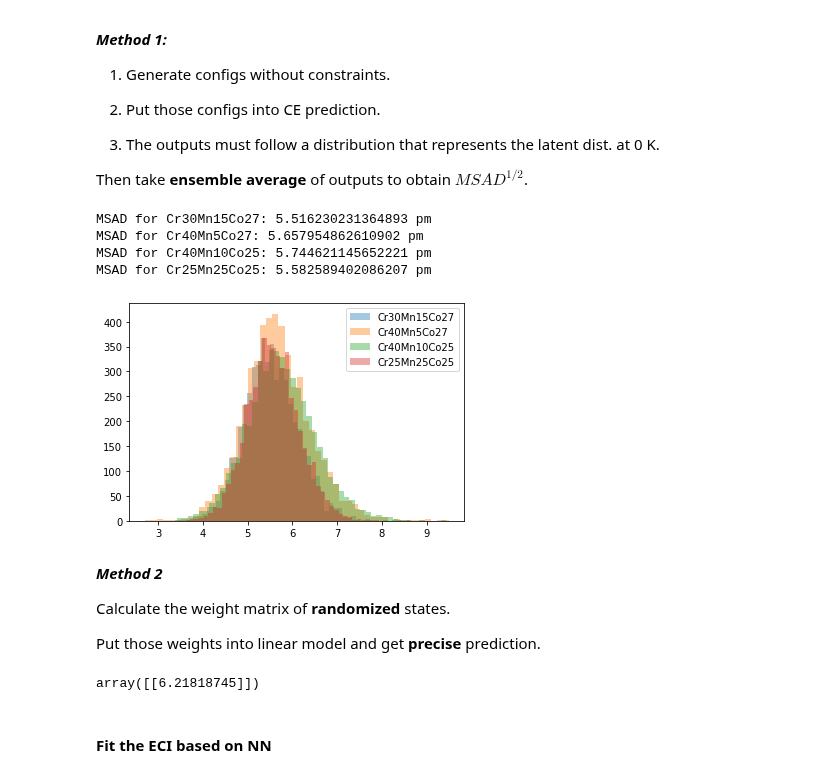
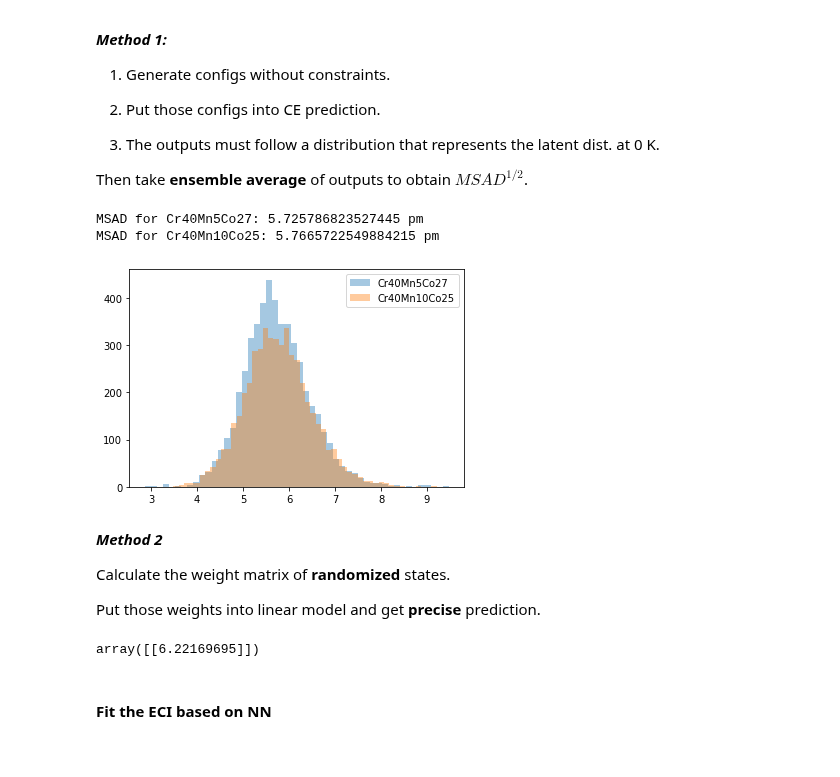
Before and after one commit to wzetto/MATools, a Jupyter notebook: CE_MC/cluster_ce_msad.ipynb, the cells around one changed output. Drawn from its saved outputs; the diff is of its cells as text; code cells hidden in the pictures.

Commit message:
modified:   ../cluster_ce_msad.ipynb

```diff
--- a/CE_MC/cluster_ce_msad.ipynb
+++ b/CE_MC/cluster_ce_msad.ipynb
@@ -1402,8 +1405,9 @@ class genetic:
             else:
                 weight_n = self.weight
             #* Return the score (fitness)
-            clf = RidgeCV(alphas=[100,500,1000,1500], cv=10).fit(weight_n, self.msad_list.reshape(-1,1))
-            score = clf.score(weight_n, self.msad_list.reshape(-1,1))
+            clf = RidgeCV(alphas=[10,100,500,1000,1500], cv=10).fit(weight_n, self.msad_list.reshape(-1,1))
+            cv_ = ShuffleSplit(n_splits=5, test_size=0.2, random_state=0)
+            score = cross_val_score(clf, weight_n, self.msad_list.reshape(-1,1), cv=cv_).mean()
             fit_list.append(score)
 
         fit_list_raw = fit_list.copy()
@@ -1479,7 +1483,7 @@ class genetic:
 
         return np.unique(np.array(embed_list), axis=0)
 
-trial_step = 2000
+trial_step = 500
 mut_prob, group_size = 0.06, 30
 len_cluster = 49
 best_embed, best_score = np.zeros((10, len_cluster)), np.zeros(10)
@@ -1496,7 +1500,7 @@ count = 0
 
 for i in range(trial_step):
 
-    embed_val = gen.multi(embed_val, best_embed, count, re_time=40) #* Multiplication
+    embed_val = gen.multi(embed_val, best_embed, count, re_time=50) #* Multiplication
     embed_val = gen.mut(embed_val) #* Mutation
     embed_val, max_score, min_score, top_embed, top_score = gen.fitness(embed_val) #* Natural Selection
 
@@ -1509,7 +1513,7 @@ for i in range(trial_step):
     clear_output(True)
     score_h.append(max_score)
     score_l.append(min_score)
-    if i%2 == 0:
+    if i%5 == 0:
         x_axis = np.linspace(0, len(score_h)-1, len(score_h))
         plt.plot(x_axis, score_h)
         plt.plot(x_axis, score_l)
@@ -1555,10 +1568,10 @@ print(len(best_embed), best_embed)
   1.]]
 # %%
-# chosen_embed_ = best_embed_[-1]
-chosen_embed_ = np.array([0., 0., 0., 1., 1., 1., 1., 1., 1., 0., 0., 1.,
-  1., 1., 1., 1., 1., 1., 1., 1., 1., 1., 1., 0.,
-  1., 1., 1., 0., 1., 1., 1., 0., 1., 1., 1., 1.,
-  1., 1., 1., 1., 1., 1., 1., 1., 1., 1., 1., 1., 1.])
+chosen_embed_ = best_embed_[3]
+# chosen_embed_ = np.array([0., 0., 0., 1., 1., 1., 1., 1., 1., 0., 0., 1.,
+#   1., 1., 1., 1., 1., 1., 1., 1., 1., 1., 1., 0.,
+#   1., 1., 1., 0., 1., 1., 1., 0., 1., 1., 1., 1.,
+#   1., 1., 1., 1., 1., 1., 1., 1., 1., 1., 1., 1., 1.])
 weight_chosen = genetic.embed_extra(embed_book, weight_list, chosen_embed_)
 best_embed_dict = dict(zip(embed_type, chosen_embed_))
 clf_ga = RidgeCV(alphas=np.linspace(120, 130, 3), cv=10).fit(weight_chosen, msad_list.reshape(-1,1))
@@ -1795,42 +1818,40 @@ named by its average composition.
 '''
 
 compo_mat = [
-        [30, 15, 27],
+        # [30, 15, 27],
         [40, 5, 27],
         [40, 10, 25],
-        [25, 25, 25]
+        # [25, 25, 25]
 ]
 msad_mat, type_mat = [], []
 
 for compo in compo_mat:
         a1, a2, a3 = compo
         atomic_ratio = f'{a1}_{a2}_{a3}.npy'
         config = np.load(f'/media/wz/a7ee6d50-691d-431a-8efb-b93adc04896d/Github/MATools_buffer/msadGA/202212/configs/{atomic_ratio}')
 
         #* RAW weight matrix in FULL dimension.
         weight_list_predict = scaler.transform(config)
         #* NEW weight matrix remove the zero term.
         weight_list_prenew = genetic.embed_extra(embed_book,
                                 weight_list_predict,
                                 chosen_embed_)
 
         msad_list_predict = clf_ga.predict(weight_list_prenew)
         print(f'MSAD for Cr{a1}Mn{a2}Co{a3}: {np.mean(msad_list_predict)} pm')
         msad_mat.append(msad_list_predict.flatten())
         type_mat.append(f'Cr{a1}Mn{a2}Co{a3}')
 
 # print(np.mean(msad_list_predict))
 for msad_list_predict, type_ in zip(msad_mat, type_mat):
         plt.hist(msad_list_predict, bins=50, label=type_, alpha=0.4)
 
 plt.legend()
 plt.show()
 # %% [output]
-MSAD for Cr30Mn15Co27: 5.516230231364893 pm
-MSAD for Cr40Mn5Co27: 5.657954862610902 pm
-MSAD for Cr40Mn10Co25: 5.744621145652221 pm
-MSAD for Cr25Mn25Co25: 5.582589402086207 pm
+MSAD for Cr40Mn5Co27: 5.725786823527445 pm
+MSAD for Cr40Mn10Co25: 5.7665722549884215 pm
-[figure, old version]
+[figure, new version]
 # %% [markdown]
 <i> **Method 2** </i>
 
@@ -1859,7 +1880,7 @@ ce_ = CE(ind_1nn, ind_2nn, ind_3nn, ind_4nn, ind_5nn, ind_6nn,
 
         ind_quaraw, ind_quapbc, ind_raw,)
 # %%
-atomic_ratio = np.array([0.45, 0, 0.3, 0.25])
+atomic_ratio = np.array([0.45, 0.1, 0.2, 0.25])
 ideal_weight = scaler.transform(ce_.ideal_extract(atomic_ratio).reshape(1,-1))
 ideal_weight_chosen = genetic.embed_extra(embed_book,
                                 ideal_weight,
@@ -1868,7 +1889,7 @@ ideal_weight_chosen = genetic.embed_extra(embed_book,
 msad_list_predict = clf_ga.predict(ideal_weight_chosen)
 msad_list_predict
 # %% [output]
-array([[6.21818745]])
+array([[6.22169695]])
 # %% [markdown]
 #### Fit the ECI based on **NN**
 # %%
```
Also changed, not shown: parts of 6 cells of this notebook.
